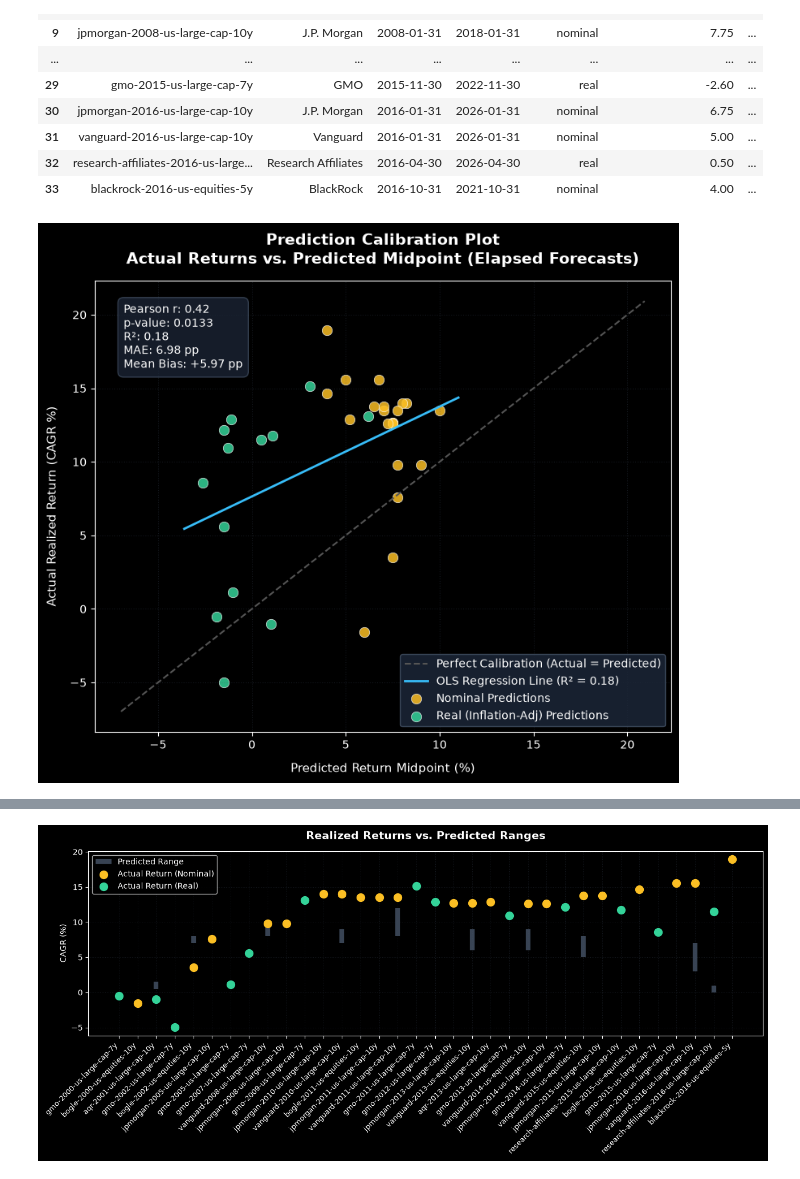
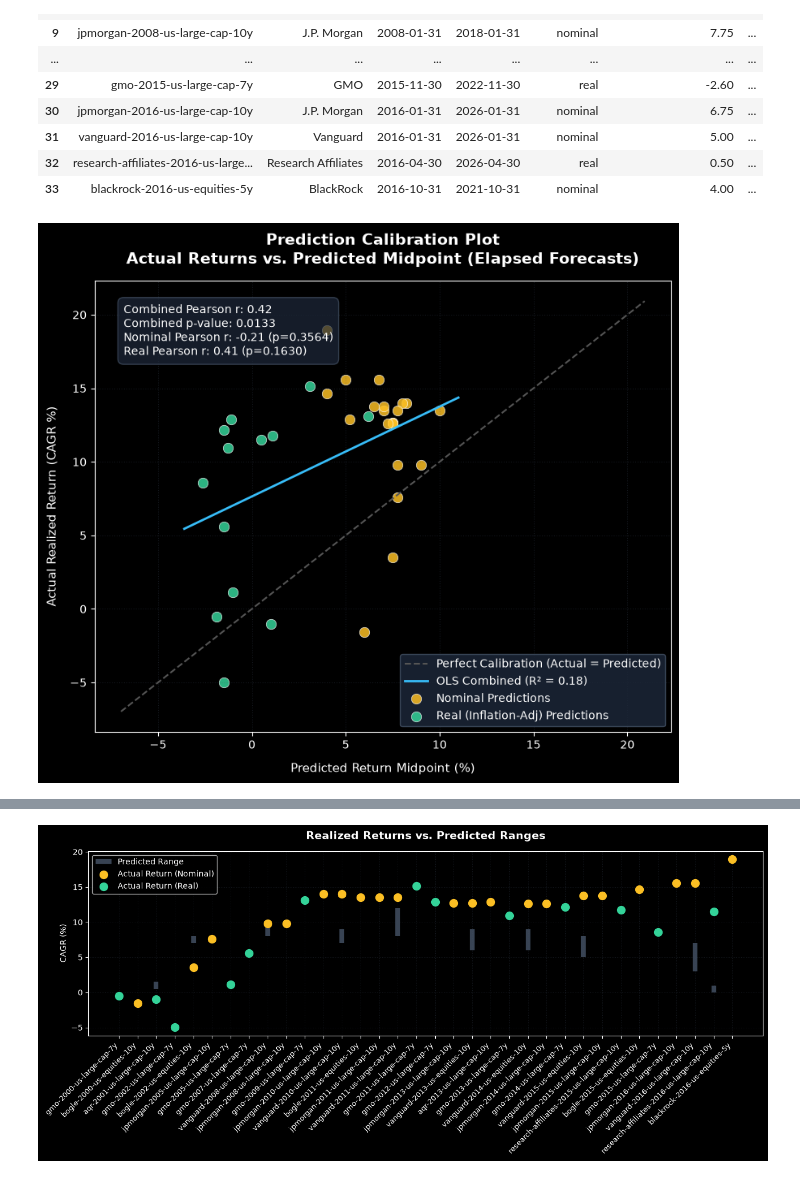
Before and after one commit to tboats/market_prediction_checker, a Jupyter notebook: analysis.ipynb, the cells around one changed output, grey strips where cells are left out. Drawn from its saved outputs; the diff is of its cells as text; code cells hidden in the pictures.

Commit message:
feat: add predictions distribution histogram and split nominal/real stats analysis

```diff
--- a/analysis.ipynb
+++ b/analysis.ipynb
@@ -135,45 +207,46 @@ df
 # Generate Calibration Plot
 plt.style.use('dark_background')
 fig, ax = plt.subplots(figsize=(8, 7))
 
-# Diagonal perfect calibration line
+# Diagonal 1:1 perfect calibration line
 min_val = min(predicted.min(), actual.min()) - 2
 max_val = max(predicted.max(), actual.max()) + 2
 x_diag = np.linspace(min_val, max_val, 100)
 ax.plot(x_diag, x_diag, color='#555555', linestyle='--', linewidth=1.5, label='Perfect Calibration (Actual = Predicted)')
 
-# OLS Regression line
-x_reg = np.linspace(predicted.min() - 1, predicted.max() + 1, 100)
-y_reg = slope * x_reg + intercept
-ax.plot(x_reg, y_reg, color='#38bdf8', linestyle='-', linewidth=2, label=f'OLS Regression Line (R² = {r_squared:.2f})')
+# Combined Regression line
+if comb:
+    x_reg = np.linspace(predicted.min() - 1, predicted.max() + 1, 100)
+    y_reg = comb['slope'] * x_reg + comb['intercept']
+    ax.plot(x_reg, y_reg, color='#38bdf8', linestyle='-', linewidth=2, label=f'OLS Combined (R² = {comb["r_squared"]:.2f})')
 
 # Scatter points colored by return type
 nominal_mask = df['Return Type'] == 'nominal'
 ax.scatter(df.loc[nominal_mask, 'Predicted Midpoint (%)'], df.loc[nominal_mask, 'Actual Return (CAGR %)'],
            color='#fbbf24', s=80, alpha=0.85, edgecolors='white', linewidths=0.5, label='Nominal Predictions')
 ax.scatter(df.loc[~nominal_mask, 'Predicted Midpoint (%)'], df.loc[~nominal_mask, 'Actual Return (CAGR %)'],
            color='#34d399', s=80, alpha=0.85, edgecolors='white', linewidths=0.5, label='Real (Inflation-Adj) Predictions')
 
 # Labels and details
 ax.set_title('Prediction Calibration Plot\nActual Returns vs. Predicted Midpoint (Elapsed Forecasts)', fontsize=14, fontweight='bold', pad=15)
 ax.set_xlabel('Predicted Return Midpoint (%)', fontsize=11, labelpad=10)
 ax.set_ylabel('Actual Realized Return (CAGR %)', fontsize=11, labelpad=10)
 
 # Display statistics box
-stats_text = (
-    f"Pearson r: {pearson_r:.2f}\n"
-    f"p-value: {pearson_p:.4f}\n"
-    f"R²: {r_squared:.2f}\n"
-    f"MAE: {mae:.2f} pp\n"
-    f"Mean Bias: {mean_bias:+.2f} pp"
-)
-ax.text(0.05, 0.95, stats_text, transform=ax.transAxes, fontsize=10,
-        verticalalignment='top', bbox=dict(boxstyle='round,pad=0.5', facecolor='#1e293b', alpha=0.7, edgecolor='#475569'))
+if comb and nom and real:
+    stats_text = (
+        f"Combined Pearson r: {comb['r']:.2f}\n"
+        f"Combined p-value: {comb['p']:.4f}\n"
+        f"Nominal Pearson r: {nom['r']:.2f} (p={nom['p']:.4f})\n"
+        f"Real Pearson r: {real['r']:.2f} (p={real['p']:.4f})"
+    )
+    ax.text(0.05, 0.95, stats_text, transform=ax.transAxes, fontsize=10,
+            verticalalignment='top', bbox=dict(boxstyle='round,pad=0.5', facecolor='#1e293b', alpha=0.7, edgecolor='#475569'))
 
 ax.legend(loc='lower right', frameon=True, facecolor='#1e293b', edgecolor='#475569')
 ax.grid(True, linestyle=':', alpha=0.3, color='#475569')
 
 plt.tight_layout()
 plt.show()
 # %% [output]
-[figure, old version]
+[figure, new version]
```
Also changed, not shown: parts of 5 cells of this notebook, 5 other files.
